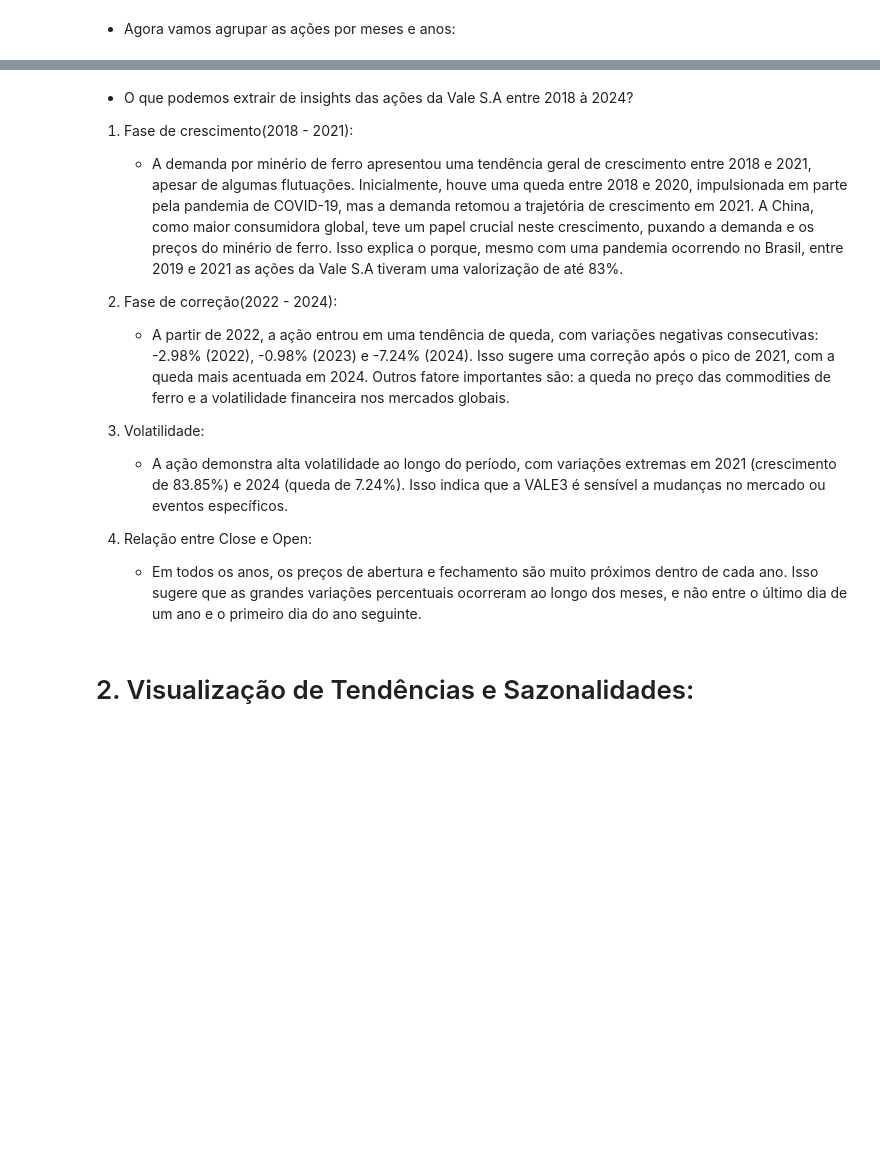
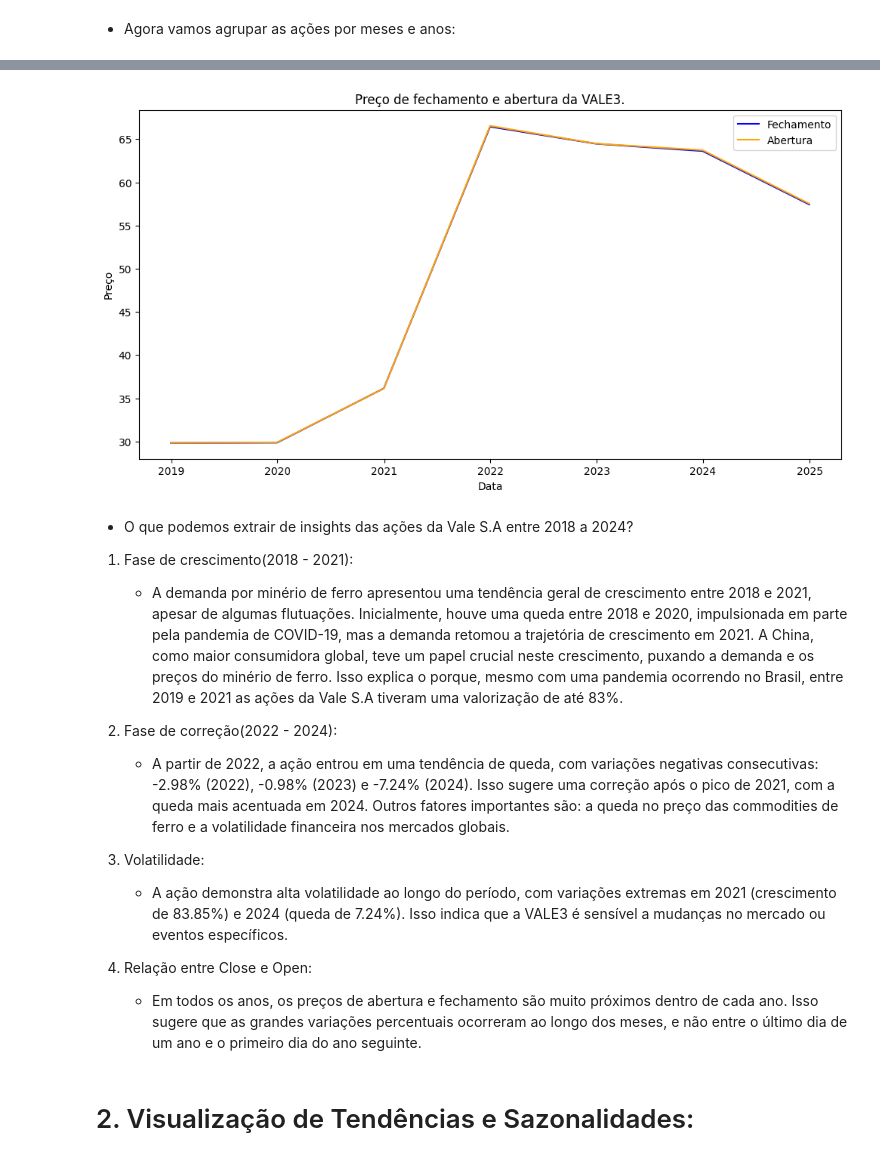
Before and after one commit to DanielCFigueira/Analise_Dados_das_Acoes_VALE3, a Jupyter notebook: Projeto_analise _de_acoes_vale.ipynb, the cells around one changed output, grey strips where cells are left out. Saved outputs shown, nothing was run; the diff lists cells and outputs as text; code cells hidden in the pictures; blank space fills up the shorter version.

```diff
--- a/Projeto_analise _de_acoes_vale.ipynb
+++ b/Projeto_analise _de_acoes_vale.ipynb
@@ -101,5 +156,17 @@ df_acoes_meses
+# %%
+# Vamos visualizar o comportamento anual das ações da VALE3 com um gráfico de linha:
+plt.figure(figsize=(12,6))
+plt.plot(df_acoes_anos['Close'], label='Fechamento', color='blue')
+plt.plot(df_acoes_anos['Open'], label='Abertura', color='orange')
+plt.title('Preço de fechamento e abertura da VALE3.')
+plt.xlabel('Data')
+plt.ylabel('Preço')
+plt.legend()
+plt.show()
+# %% [output]
+[figure, added]
 # %% [markdown]
-* O que podemos extrair de insights das ações da Vale S.A entre 2018 à 2024?
+* O que podemos extrair de insights das ações da Vale S.A entre 2018 a 2024?
 
 1. Fase de crescimento(2018 - 2021):
     * A demanda por minério de ferro apresentou uma tendência geral de crescimento entre 2018 e 2021, apesar de algumas flutuações. Inicialmente, houve uma queda entre 2018 e 2020, impulsionada em parte pela pandemia de COVID-19, mas a demanda retomou a trajetória de crescimento em 2021. A China, como maior consumidora global, teve um papel crucial neste crescimento, puxando a demanda e os preços do minério de ferro.
@@ -107,7 +174,7 @@ df_acoes_meses
 
 2. Fase de correção(2022 - 2024):
     * A partir de 2022, a ação entrou em uma tendência de queda, com variações negativas consecutivas: -2.98% (2022), -0.98% (2023) e -7.24% (2024). Isso sugere uma correção após o pico de 2021, com a queda mais acentuada em 2024.
-    Outros fatore importantes são: a queda no preço das commodities de ferro e a volatilidade financeira nos mercados globais.
+    Outros fatores importantes são: a queda no preço das commodities de ferro e a volatilidade financeira nos mercados globais.
 
 3. Volatilidade:
     * A ação demonstra alta volatilidade ao longo do período, com variações extremas em 2021 (crescimento de 83.85%) e 2024 (queda de 7.24%). Isso indica que a VALE3 é sensível a mudanças no mercado ou eventos específicos.
```
Also changed, not shown: parts of 17 cells of this notebook, 1 other file.
